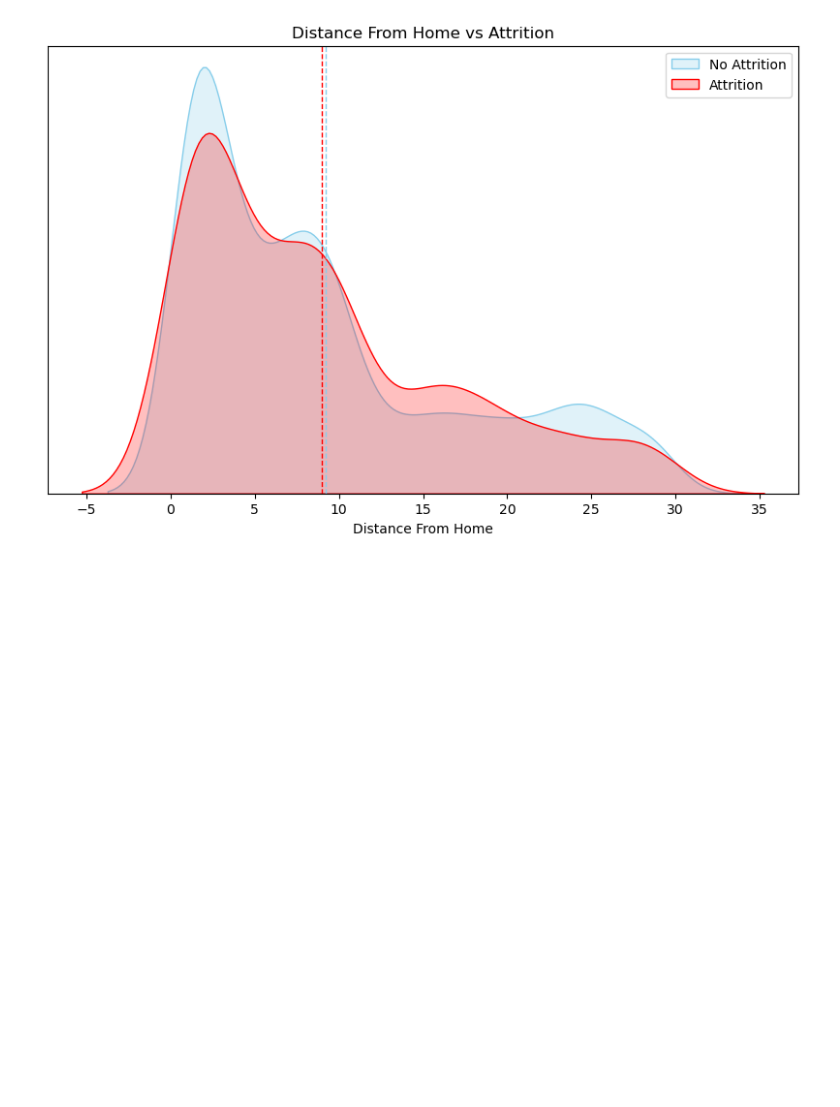
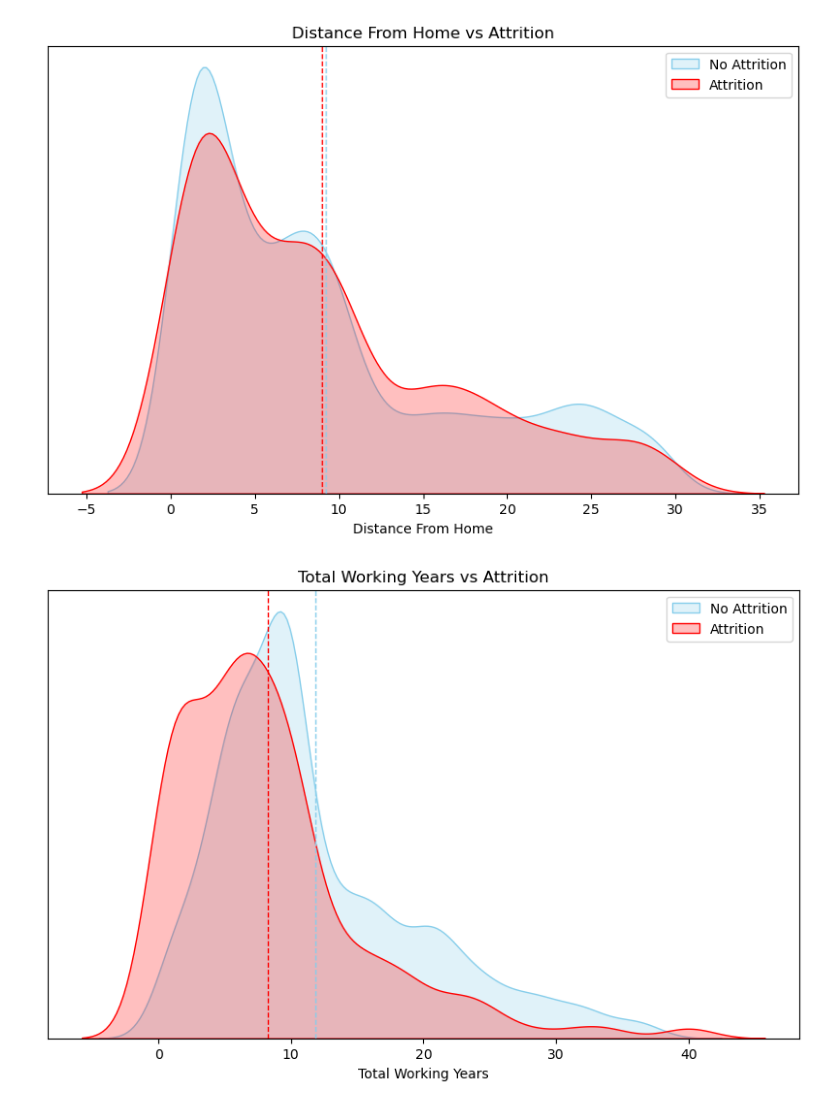
Before and after one commit to kkdsdesilva/employee-attrition-rate, a Jupyter notebook: notebooks/eda.ipynb, the cells around one changed output. Drawn from its saved outputs; the diff is of its cells as text; code cells hidden in the pictures; blank space fills up the shorter version.

```diff
--- a/notebooks/eda.ipynb
+++ b/notebooks/eda.ipynb
@@ -267,0 +267,17 @@ plt.show()
+# %%
+fig, ax = plt.subplots(figsize=(10, 6))
+sns.kdeplot(data=df[df['Attrition'] == 0]['TotalWorkingYears'], color='skyblue', label='No Attrition', fill=True, ax=ax)
+sns.kdeplot(data=df[df['Attrition'] == 1]['TotalWorkingYears'], color='red', label='Attrition', fill=True, ax=ax)
+
+plt.axvline(df[df['Attrition'] == 0]['TotalWorkingYears'].mean(), color='skyblue', linestyle='dashed', linewidth=1)
+plt.axvline(df[df['Attrition'] == 1]['TotalWorkingYears'].mean(), color='red', linestyle='dashed', linewidth=1)
+
+plt.title('Total Working Years vs Attrition')
+plt.xlabel('Total Working Years')
+plt.ylabel('')
+plt.yticks([])
+plt.legend()
+plt.savefig('../reports/figures/totworkyears.png')
+plt.show()
+# %% [output]
+[figure, added]
```
Also changed, not shown: parts of 4 cells of this notebook, 7 other files.
